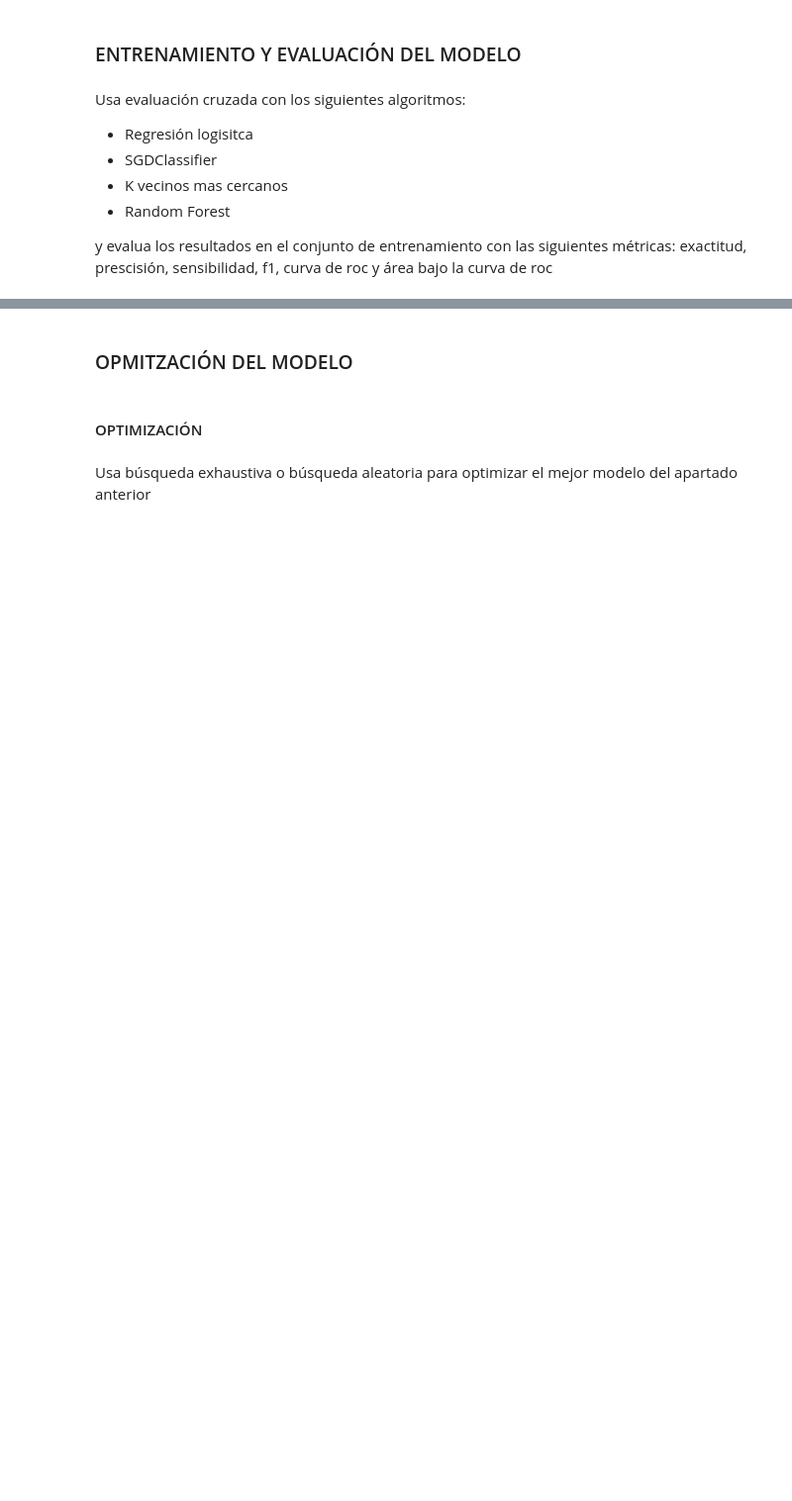
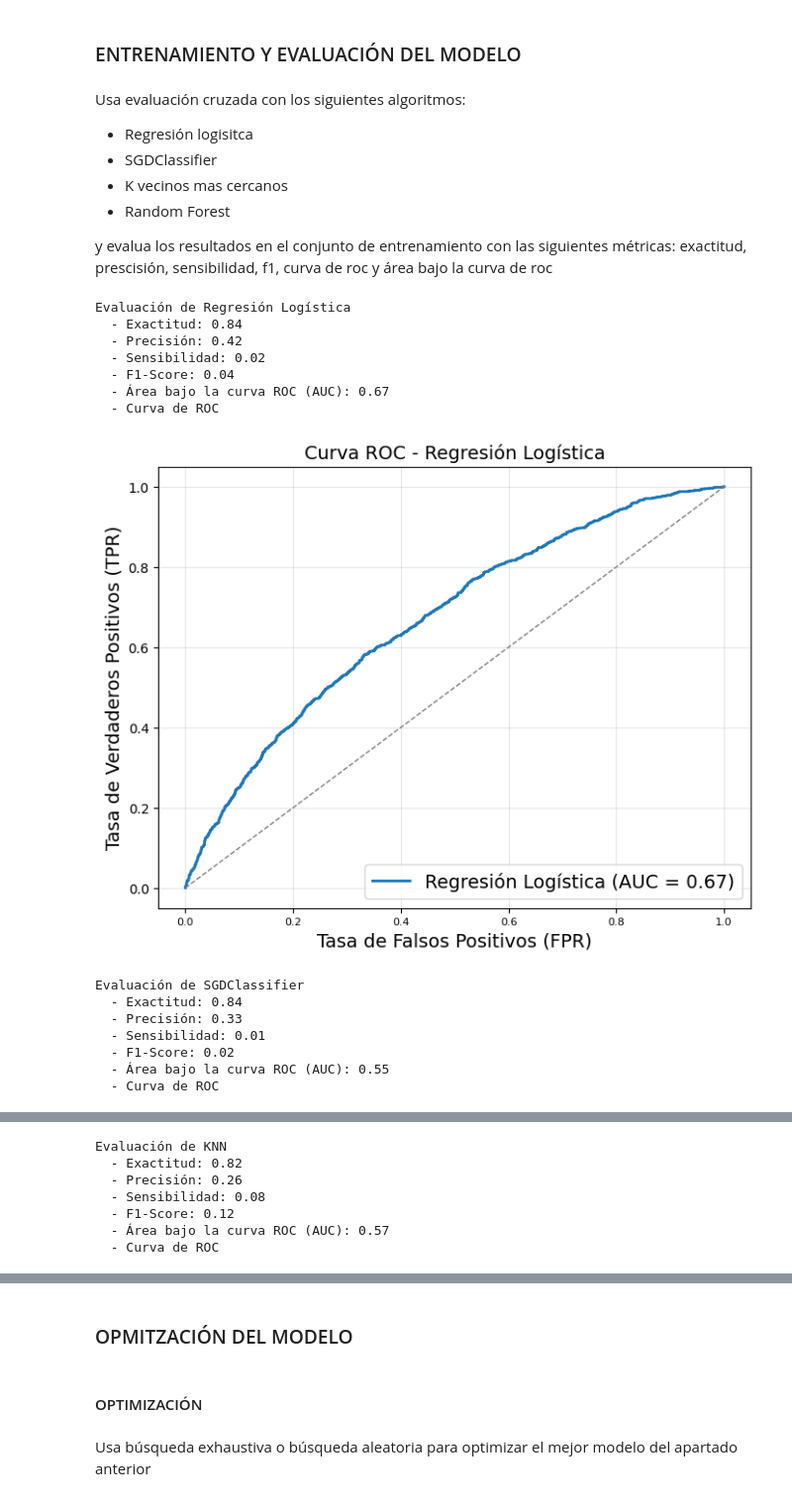
Before and after one commit to iruneguinea9/SAPA, a Jupyter notebook: 2_8/2_8Ejercicios.ipynb, the cells around one changed output, grey strips where cells are left out. Shown at 99% size. Cells and saved outputs as stored; diff of their text form; code cells hidden in the pictures; blank space fills up the shorter version.

```diff
--- a/2_8/2_8Ejercicios.ipynb
+++ b/2_8/2_8Ejercicios.ipynb
@@ -201,3 +254,76 @@ Usa evaluación cruzada con los siguientes algoritmos:
 - Random Forest
 
  y evalua los resultados en el conjunto de entrenamiento con las siguientes métricas: exactitud, prescisión, sensibilidad, f1, curva de roc y área bajo la curva de roc
+# %%
+
+# Definir modelos a evaluar
+modelos = {
+    "Regresión Logística": LogisticRegression(random_state=42, max_iter=1000),
+    "SGDClassifier": SGDClassifier(random_state=42),
+    "KNN": KNeighborsClassifier(),
+    "Random Forest": RandomForestClassifier(random_state=42)
+}
+
+# Iterar sobre cada modelo
+for nombre, modelo in modelos.items():
+    print(f"Evaluación de {nombre}")
+
+    # Crear pipeline
+    pipeline = make_pipeline(pipeline_prestamos, modelo)
+
+    # Validación cruzada: obtener predicciones
+    y_train_pred = cross_val_predict(pipeline, X_train, y_train, cv=3)
+
+    # Calcular métricas
+    exactitud = accuracy_score(y_train, y_train_pred)
+    precision = precision_score(y_train, y_train_pred)
+    sensibilidad = recall_score(y_train, y_train_pred)
+    f1 = f1_score(y_train, y_train_pred)
+
+    # Imprimir resultados
+    print(f"  - Exactitud: {exactitud:.2f}")
+    print(f"  - Precisión: {precision:.2f}")
+    print(f"  - Sensibilidad: {sensibilidad:.2f}")
+    print(f"  - F1-Score: {f1:.2f}")
+
+    # Evaluar probabilidades para curva ROC
+    if hasattr(modelo, 'decision_function'):
+        y_train_proba = cross_val_predict(pipeline, X_train, y_train, cv=3, method='decision_function')
+    elif hasattr(modelo, 'predict_proba'):
+        y_train_proba = cross_val_predict(pipeline, X_train, y_train, cv=3, method='predict_proba')[:, 1]
+    else:
+        print(f"{nombre} no soporta cálculo de probabilidades. Se omite la curva ROC.")
+        print("")
+        continue
+
+    # Calcular curva ROC
+    fpr, tpr, _ = roc_curve(y_train, y_train_proba)
+    auc = roc_auc_score(y_train, y_train_proba)
+    print(f"  - Área bajo la curva ROC (AUC): {auc:.2f}")
+    print("  - Curva de ROC")
+    # Graficar curva ROC
+    plt.figure(figsize=(8, 6))
+    plt.plot(fpr, tpr, label=f'{nombre} (AUC = {auc:.2f})', lw=2)
+    plt.plot([0, 1], [0, 1], linestyle='--', color='gray', lw=1)
+    plt.title(f'Curva ROC - {nombre}')
+    plt.xlabel('Tasa de Falsos Positivos (FPR)')
+    plt.ylabel('Tasa de Verdaderos Positivos (TPR)')
+    plt.legend(loc='lower right')
+    plt.grid(alpha=0.3)
+    plt.show()
+# %% [output]
+Evaluación de Regresión Logística
+  - Exactitud: 0.84
+  - Precisión: 0.42
+  - Sensibilidad: 0.02
+  - F1-Score: 0.04
+  - Área bajo la curva ROC (AUC): 0.67
+  - Curva de ROC
+[figure, added]
+Evaluación de SGDClassifier
+  - Exactitud: 0.84
+  - Precisión: 0.33
+  - Sensibilidad: 0.01
+  - F1-Score: 0.02
+  - Área bajo la curva ROC (AUC): 0.55
+  - Curva de ROC
@@ -203,0 +331,7 @@ Usa evaluación cruzada con los siguientes algoritmos:
+Evaluación de KNN
+  - Exactitud: 0.82
+  - Precisión: 0.26
+  - Sensibilidad: 0.08
+  - F1-Score: 0.12
+  - Área bajo la curva ROC (AUC): 0.57
+  - Curva de ROC
```
Also changed, not shown: parts of 7 cells of this notebook, 1 other file.
